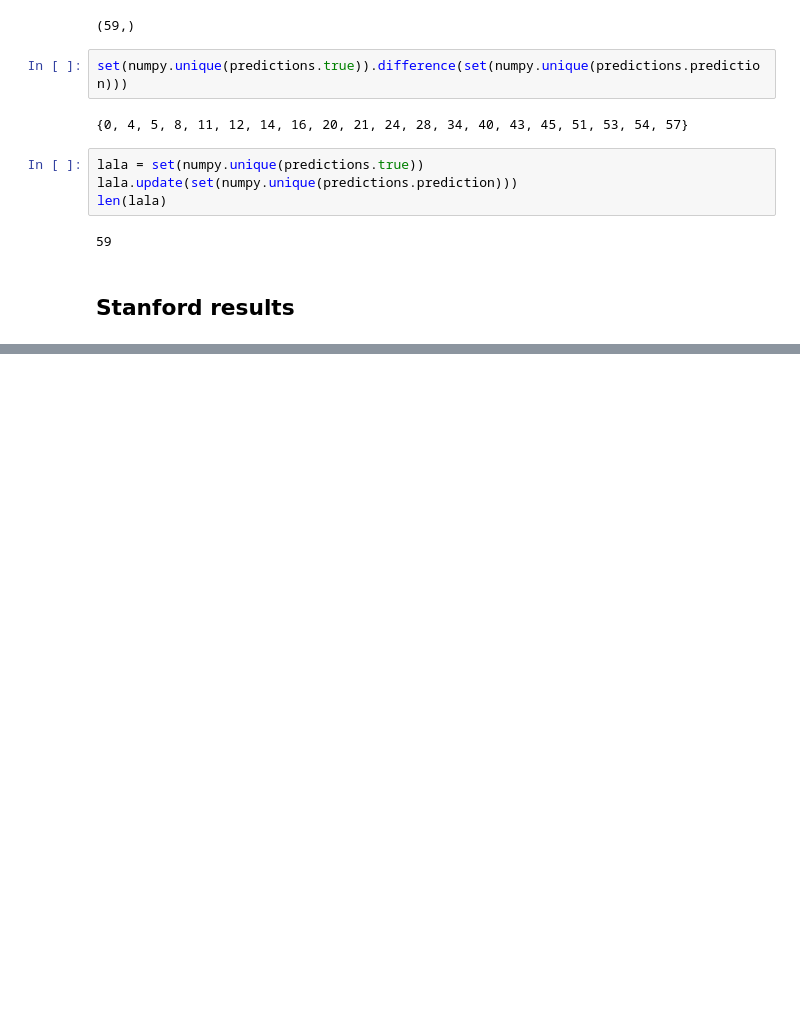
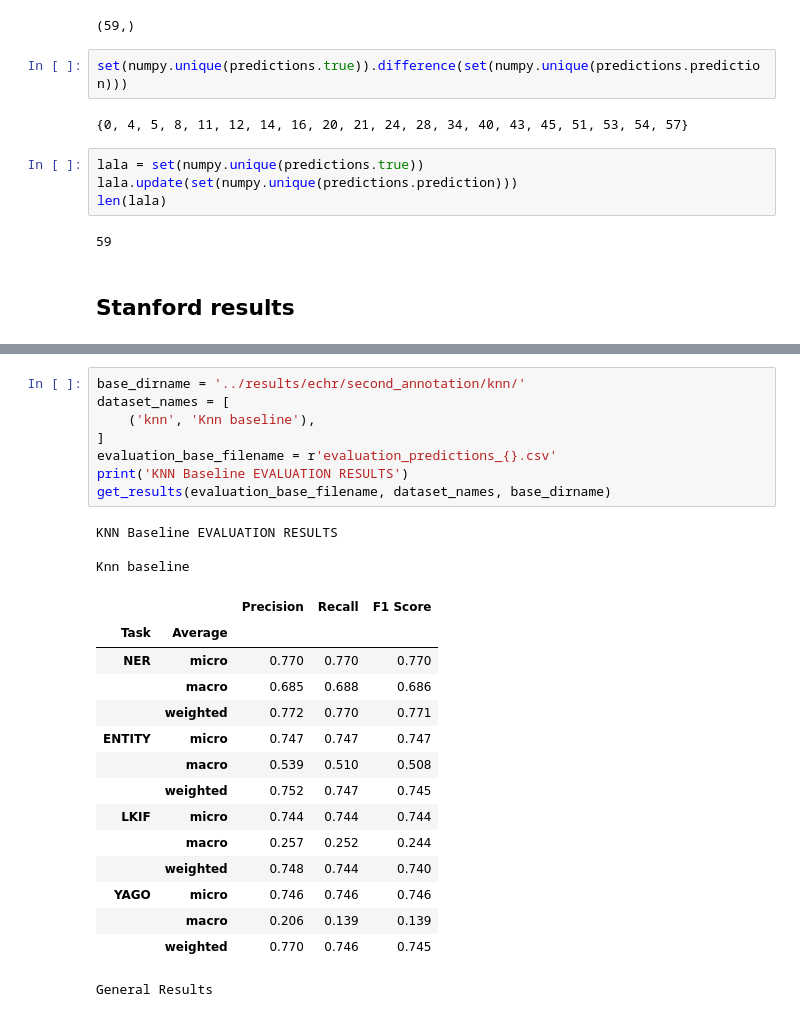
Before and after one commit to MIREL-UNC/mirel-scripts, a Jupyter notebook: Fast results.ipynb, the cells around one changed output, grey strips where cells are left out. Saved outputs shown, nothing was run; the diff lists cells and outputs as text; blank space fills up the shorter version.

```diff
--- a/Fast results.ipynb
+++ b/Fast results.ipynb
@@ -468,0 +463,27 @@ evaluation_results.csv  test.conll  train.conll
+# %%
+base_dirname = '../results/echr/second_annotation/knn/'
+dataset_names = [
+    ('knn', 'Knn baseline'),
+]
+evaluation_base_filename = r'evaluation_predictions_{}.csv'
+print('KNN Baseline EVALUATION RESULTS')
+get_results(evaluation_base_filename, dataset_names, base_dirname)
+# %% [output]
+KNN Baseline EVALUATION RESULTS
+
+Knn baseline
+|  |  | Precision | Recall | F1 Score |
+| Task | Average |  |  |  |
+| NER | micro | 0.770 | 0.770 | 0.770 |
+|  | macro | 0.685 | 0.688 | 0.686 |
+|  | weighted | 0.772 | 0.770 | 0.771 |
+| ENTITY | micro | 0.747 | 0.747 | 0.747 |
+|  | macro | 0.539 | 0.510 | 0.508 |
+|  | weighted | 0.752 | 0.747 | 0.745 |
+| LKIF | micro | 0.744 | 0.744 | 0.744 |
+|  | macro | 0.257 | 0.252 | 0.244 |
+|  | weighted | 0.748 | 0.744 | 0.740 |
+| YAGO | micro | 0.746 | 0.746 | 0.746 |
+|  | macro | 0.206 | 0.139 | 0.139 |
+|  | weighted | 0.770 | 0.746 | 0.745 |
+General Results
```
Also changed, not shown: parts of 10 cells of this notebook.
